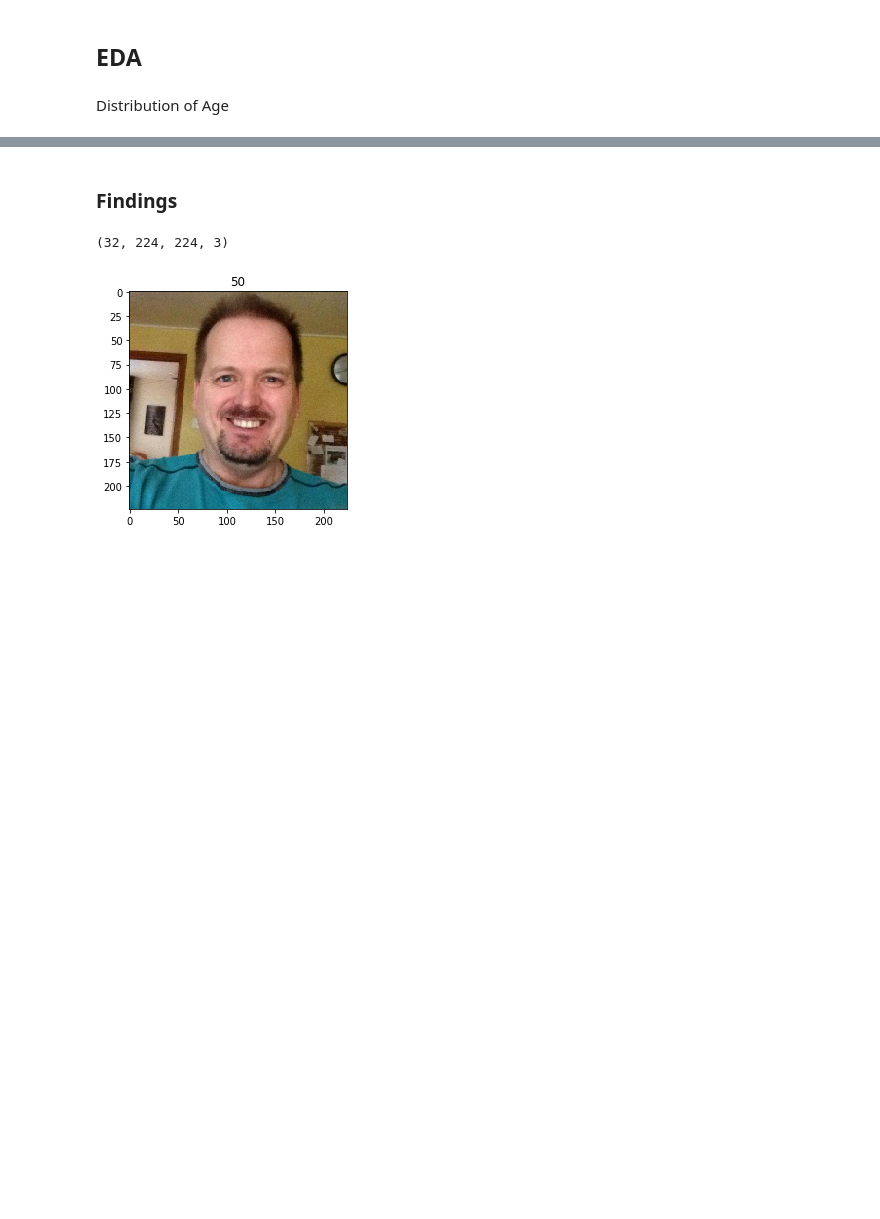
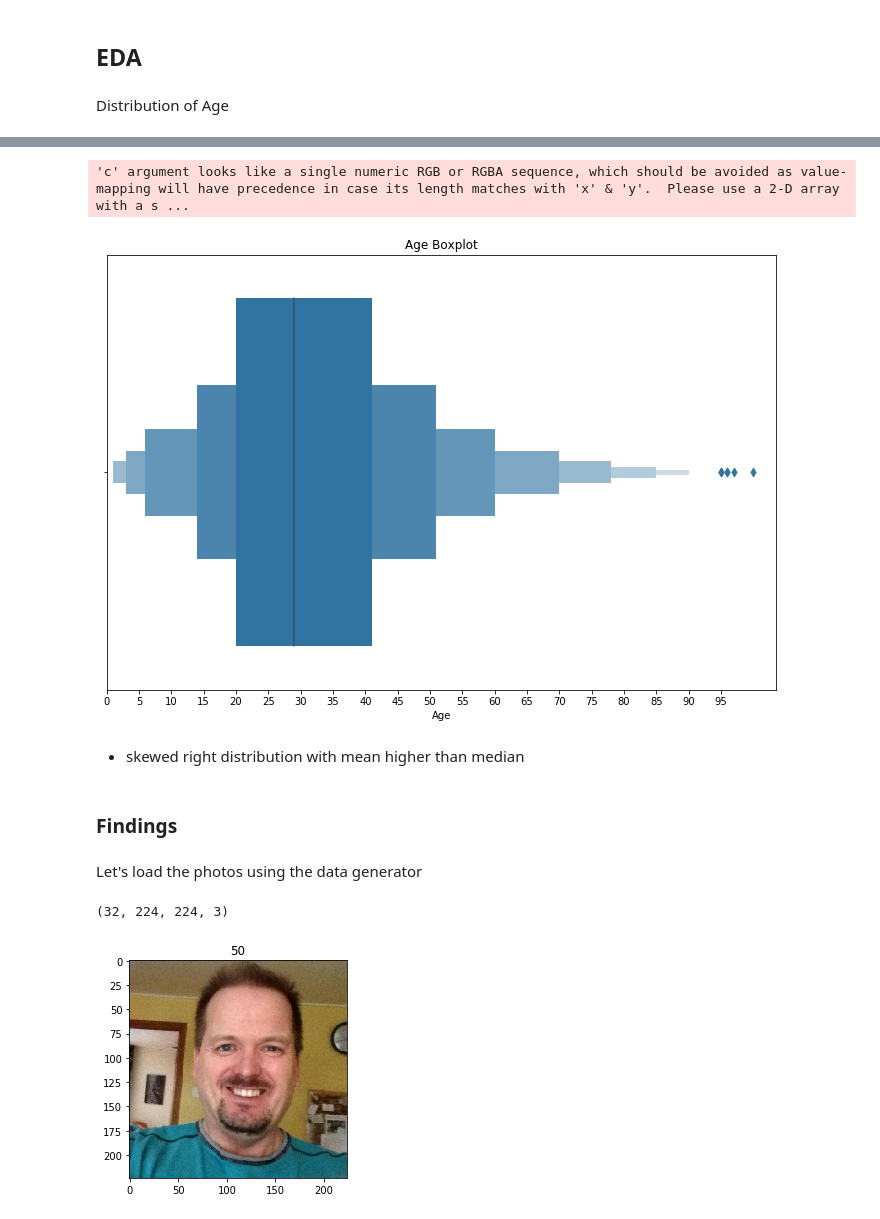
Before and after one commit to rainbowmoonlight/Yandex_Practicum_Projects, a Jupyter notebook: 14 Age Prediction from Photo - Computer Vision/Age Prediction from photo - Computer Vision.ipynb, the cells around one changed output, grey strips where cells are left out. Cells and saved outputs as stored; diff of their text form; code cells hidden in the pictures; blank space fills up the shorter version.

Commit message:
add age prediction from photo computer vision project

```diff
--- a/14 Age Prediction from Photo - Computer Vision/Age Prediction from photo - Computer Vision.ipynb
+++ b/14 Age Prediction from Photo - Computer Vision/Age Prediction from photo - Computer Vision.ipynb
@@ -132,5 +146,19 @@ slightly skewed distribution
+# %%
+plt.figure(figsize=(12, 8))
+plt.title('Age Boxplot')
+sns.boxenplot(labels["real_age"])
+plt.xticks(np.arange(0, int(labels["real_age"].max()), 5))
+plt.xlabel('Age')
+plt.show()
+# %% [output]
+'c' argument looks like a single numeric RGB or RGBA sequence, which should be avoided as value-mapping will have precedence in case its length matches with 'x' & 'y'.  Please use a 2-D array with a s ...
+[figure, added]
+# %% [markdown]
+- skewed right distribution with mean higher than median
 # %% [markdown]
 ### Findings
+# %% [markdown]
+Let's load the photos using the data generator
 # %%
 features, target = next(train_gen_flow)
 # %%
```
Also changed, not shown: parts of 13 cells of this notebook.
